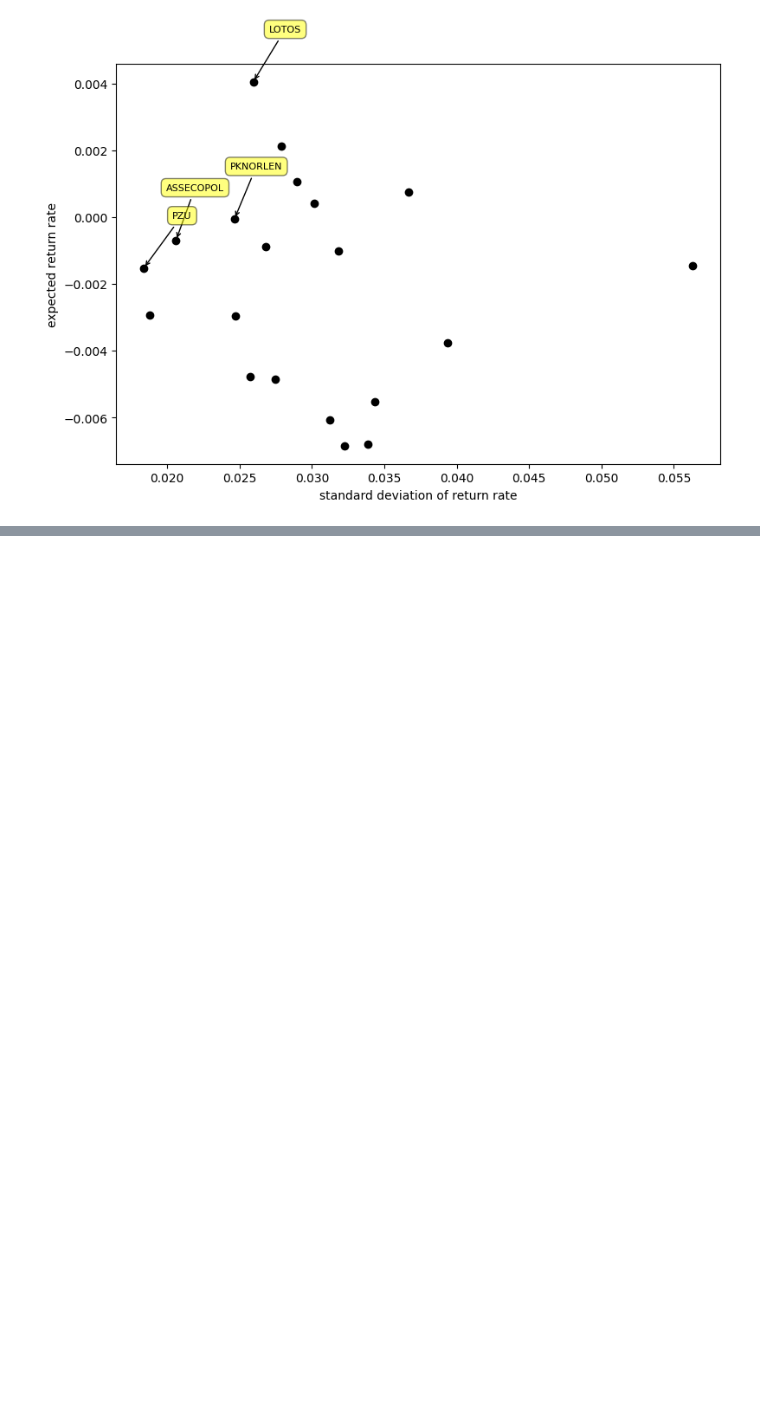
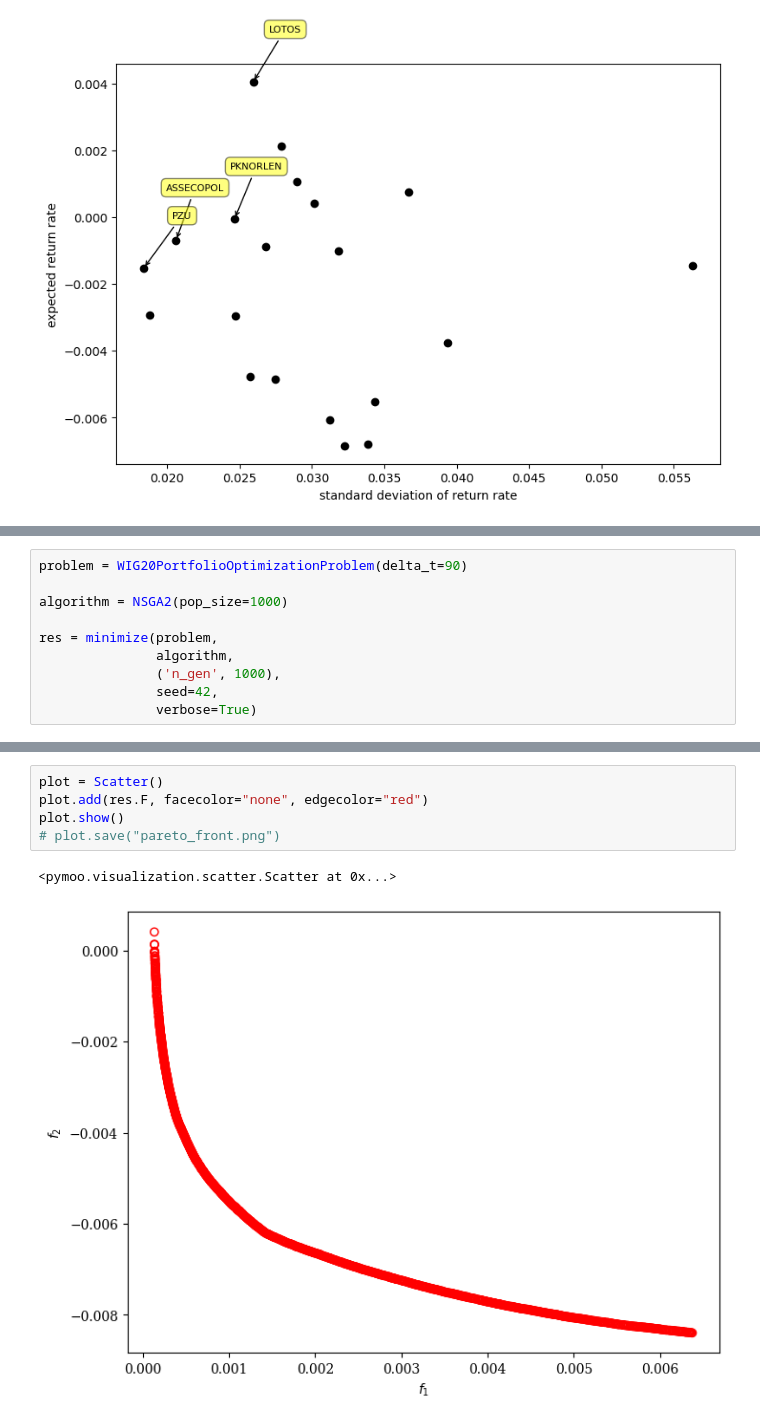
Before and after one commit to PGrabinski/algorytmyewolucyjne, a Jupyter notebook: List 6/Introduction to Portfolio Optimization.ipynb, the cells around one changed output, grey strips where cells are left out. Drawn from its saved outputs; the diff is of its cells as text; blank space fills up the shorter version.

```diff
--- a/List 6/Introduction to Portfolio Optimization.ipynb
+++ b/List 6/Introduction to Portfolio Optimization.ipynb
@@ -296,0 +152,10 @@ W ostatnich latach powstaje wiele rozszerzeń klasycznej teorii portfela, które
+# %%
+problem = WIG20PortfolioOptimizationProblem(delta_t=90)
+
+algorithm = NSGA2(pop_size=1000)
+
+res = minimize(problem,
+               algorithm,
+               ('n_gen', 1000),
+               seed=42,
+               verbose=True)
@@ -296,0 +180,8 @@ W ostatnich latach powstaje wiele rozszerzeń klasycznej teorii portfela, które
+# %%
+plot = Scatter()
+plot.add(res.F, facecolor="none", edgecolor="red")
+plot.show()
+# plot.save("pareto_front.png")
+# %% [output]
+<pymoo.visualization.scatter.Scatter at 0x...>
+[figure, added]
```
Also changed, not shown: parts of 24 cells of this notebook, 1 other file.
